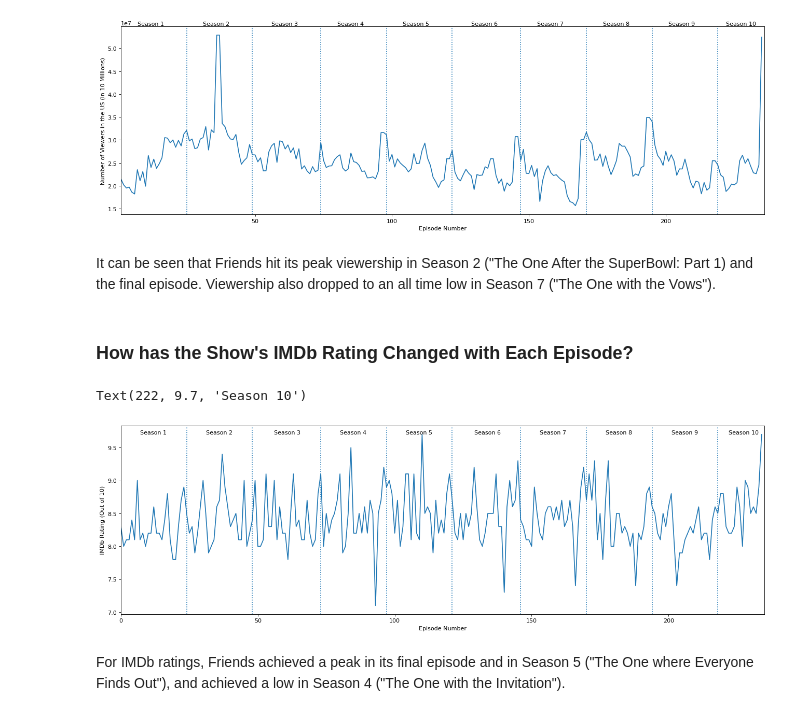
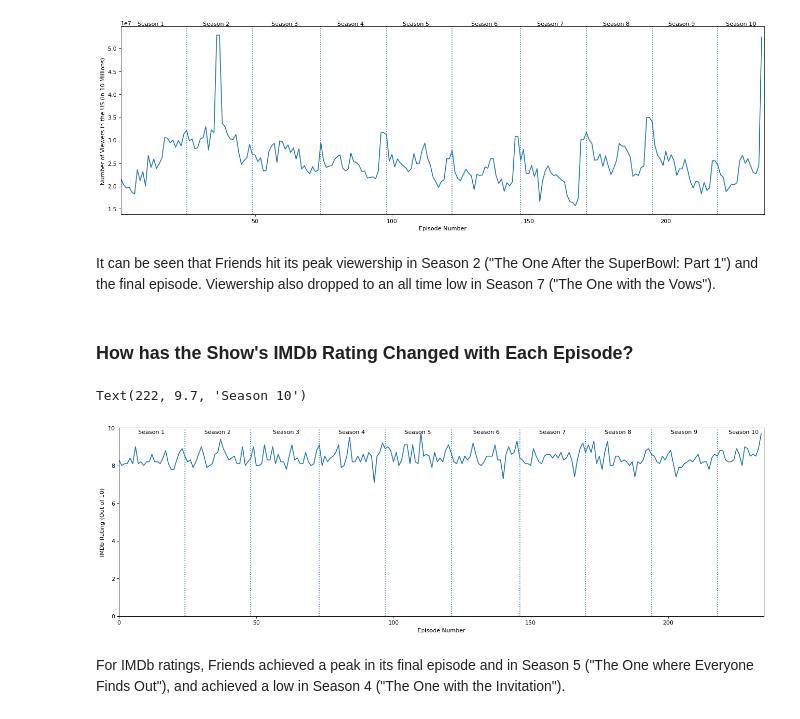
Before and after one commit to xghan99/Friends-EDA, a Jupyter notebook: FriendsEDA.ipynb, the cells around one changed output. Saved outputs shown, nothing was run; the diff lists cells and outputs as text; code cells hidden in the pictures.

```diff
--- a/FriendsEDA.ipynb
+++ b/FriendsEDA.ipynb
@@ -233,23 +207,25 @@ plt.text(boundary[-1]+3, 5.5*(10**7), "Season 10")
 Text(222, 55000000.0, 'Season 10')
 [figure]
 # %% [markdown]
-It can be seen that Friends hit its peak viewership in Season 2 ("The One After the SuperBowl: Part 1) and the final episode. Viewership also dropped to an all time low in Season 7 ("The One with the Vows").
+It can be seen that Friends hit its peak viewership in Season 2 ("The One After the SuperBowl: Part 1") and the final episode. Viewership also dropped to an all time low in Season 7 ("The One with the Vows").
 # %% [markdown]
 ### How has the Show's IMDb Rating Changed with Each Episode?
 # %%
 figure(figsize=(20,6), dpi=80)
 plt.plot(df_imdb["imdb_rating"])
 plt.xlim([0,235])
+plt.ylim([0,10])
 plt.xlabel("Episode Number")
 plt.ylabel("IMDb Rating (Out of 10)")
 for i in range(1,10):
+  #df_IMDb is 0 indexed (i.e. episode 0 is the first episode, hence the need to -1)
   plt.axvline(x=boundary[i-1]-1, linestyle="dotted")
   plt.text(boundary[i-1]-18, 9.7, "Season "+str(i))
 
 plt.text(boundary[-1]+3, 9.7, "Season 10")
 # %% [output]
 Text(222, 9.7, 'Season 10')
-[figure, old version]
+[figure, new version]
 # %% [markdown]
 For IMDb ratings, Friends achieved a peak in its final episode and in Season 5 ("The One where Everyone Finds Out"), and achieved a low in Season 4 ("The One with the Invitation").
 # %% [markdown]
```
Also changed, not shown: parts of 15 cells of this notebook.
